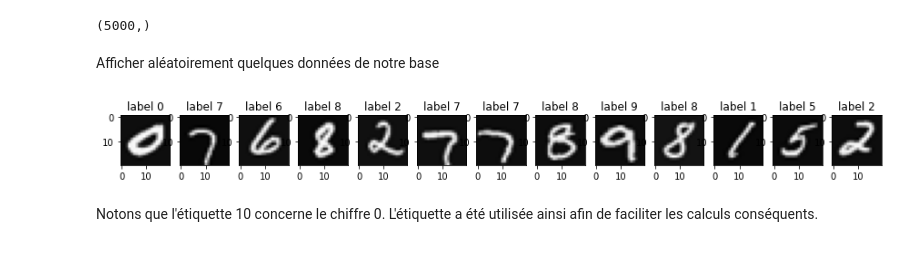
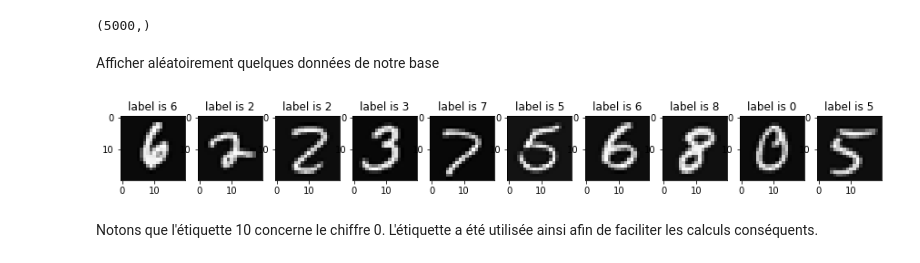
Before and after one commit to Biline-dev/IARN, a Jupyter notebook: TP1_IARN.ipynb, the cells around one changed output. Drawn from its saved outputs; the diff is of its cells as text; code cells hidden in the pictures.

```diff
--- a/TP1_IARN.ipynb
+++ b/TP1_IARN.ipynb
@@ -56,16 +56,18 @@ Y.shape
 # %% [markdown]
 Afficher aléatoirement quelques données de notre base
 # %%
+n = 10
 plt.figure(figsize=(15,8))
-for i in range(13):
+for i in range(n):
     c = random.randint(X.shape[0])
     a = X[c,:].reshape((20, 20))
-    a=np.transpose(a)
-    plt.subplot(1,13,i+1)
-    plt.title('label '+ str(Y[c]))
-    plt.imshow(a,cmap='gray')
+    a = np.transpose(a)
+
+    plt.subplot(1, n, i+1)
+    plt.title(f"label is {Y[c]}")
+    plt.imshow(a, cmap='gray')
 # %% [output]
-[figure, old version]
+[figure, new version]
 # %% [markdown]
 Notons que l'étiquette 10 concerne le chiffre 0. L'étiquette a été utilisée ainsi afin de faciliter les calculs conséquents.
 # %% [markdown]
```
Also changed, not shown: parts of 10 cells of this notebook.
